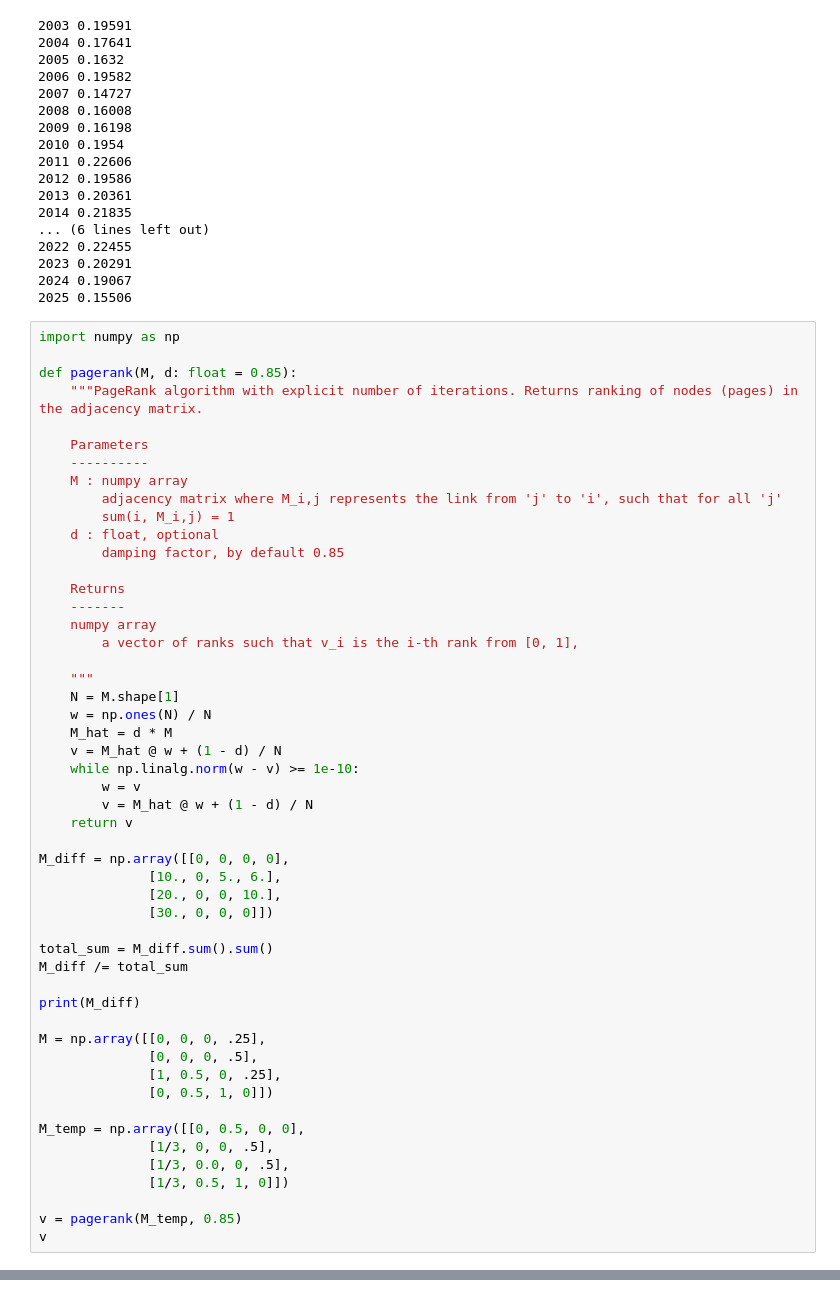
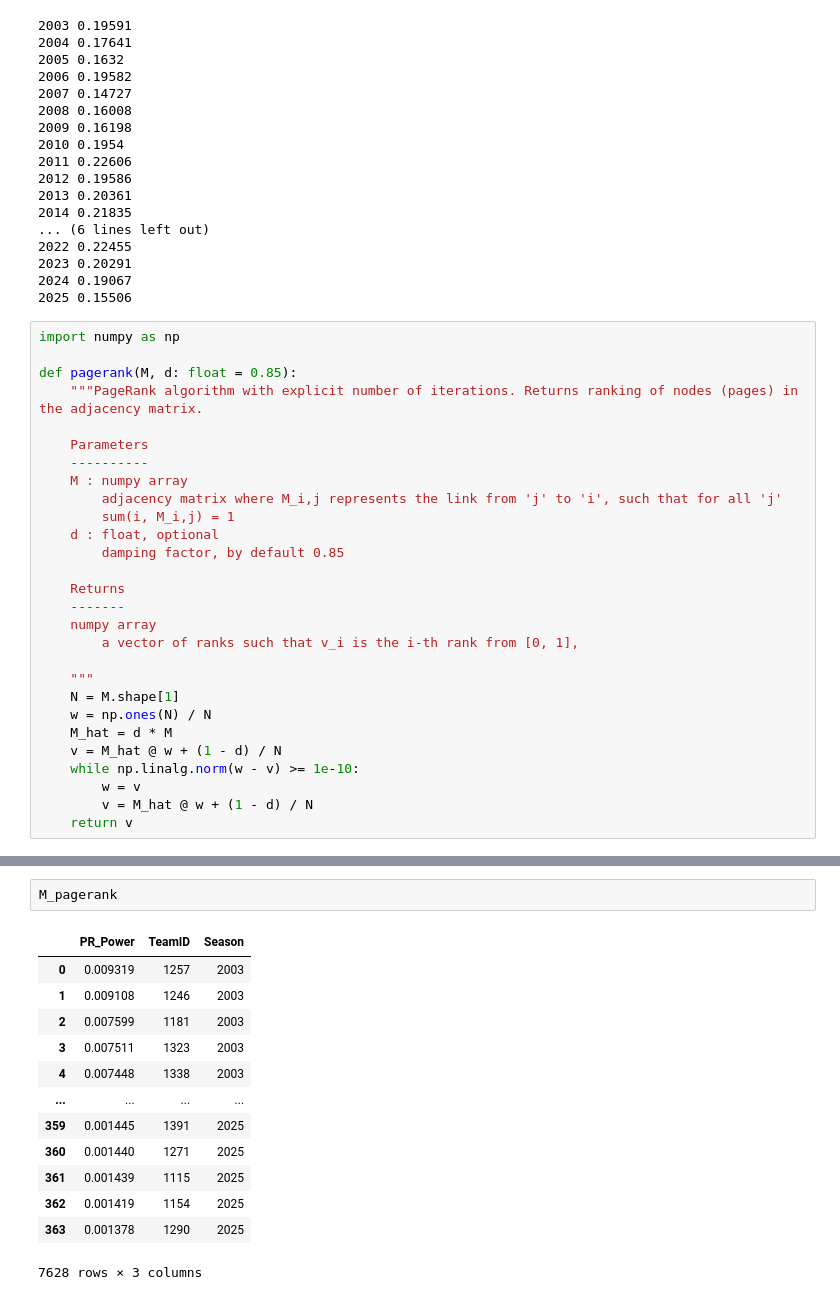
Before and after one commit to KriChau95/machine-learning-madness, a Jupyter notebook: preprocessing.ipynb, the cells around one changed output, grey strips where cells are left out. Saved outputs shown, nothing was run; the diff lists cells and outputs as text.

Commit message:
more pagerank stuff
more pagerank stuff

```diff
--- a/preprocessing.ipynb
+++ b/preprocessing.ipynb
@@ -766,26 +766,3 @@ def pagerank(M, d: float = 0.85):
         w = v
         v = M_hat @ w + (1 - d) / N
     return v
-
-M_diff = np.array([[0, 0, 0, 0],
-              [10., 0, 5., 6.],
-              [20., 0, 0, 10.],
-              [30., 0, 0, 0]])
-
-total_sum = M_diff.sum().sum()
-M_diff /= total_sum
-
-print(M_diff)
-
-M = np.array([[0, 0, 0, .25],
-              [0, 0, 0, .5],
-              [1, 0.5, 0, .25],
-              [0, 0.5, 1, 0]])
-
-M_temp = np.array([[0, 0.5, 0, 0],
-              [1/3, 0, 0, .5],
-              [1/3, 0.0, 0, .5],
-              [1/3, 0.5, 1, 0]])
-
-v = pagerank(M_temp, 0.85)
-v
@@ -888,0 +860,16 @@ MS 0.0013782884039080753
+# %%
+M_pagerank
+# %% [output]
+|  | PR_Power | TeamID | Season |
+| 0 | 0.009319 | 1257 | 2003 |
+| 1 | 0.009108 | 1246 | 2003 |
+| 2 | 0.007599 | 1181 | 2003 |
+| 3 | 0.007511 | 1323 | 2003 |
+| 4 | 0.007448 | 1338 | 2003 |
+| ... | ... | ... | ... |
+| 359 | 0.001445 | 1391 | 2025 |
+| 360 | 0.001440 | 1271 | 2025 |
+| 361 | 0.001439 | 1115 | 2025 |
+| 362 | 0.001419 | 1154 | 2025 |
+| 363 | 0.001378 | 1290 | 2025 |
+7628 rows × 3 columns
```
Also changed, not shown: parts of 3 cells of this notebook, 1 other file.
